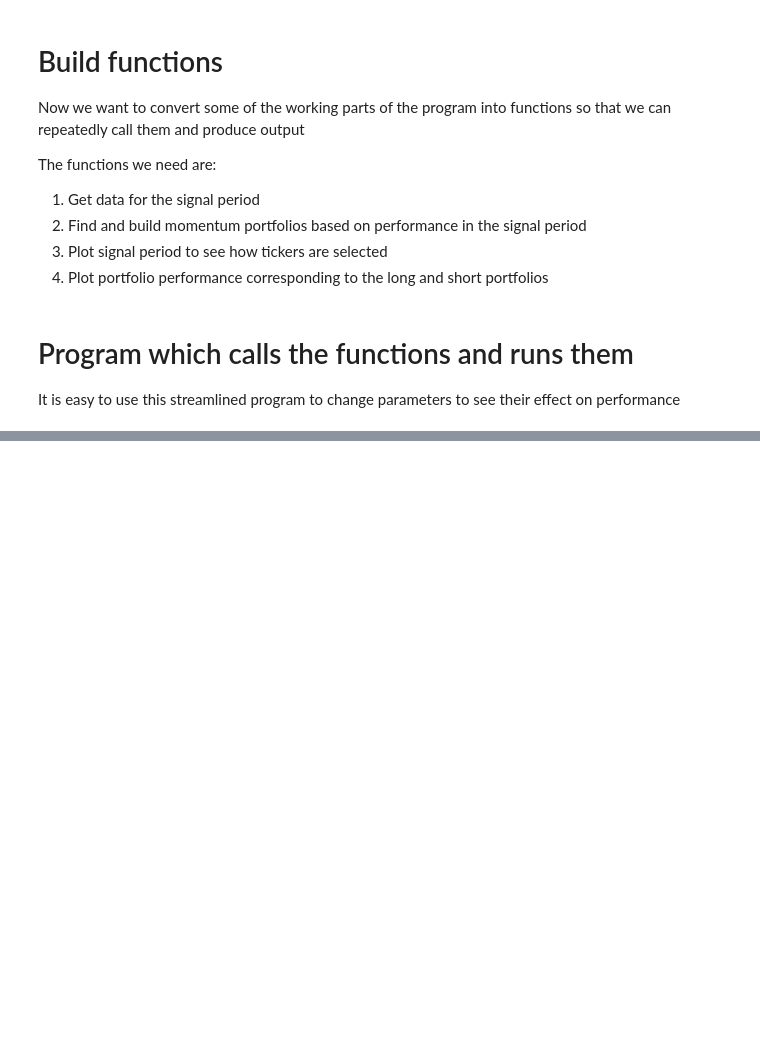
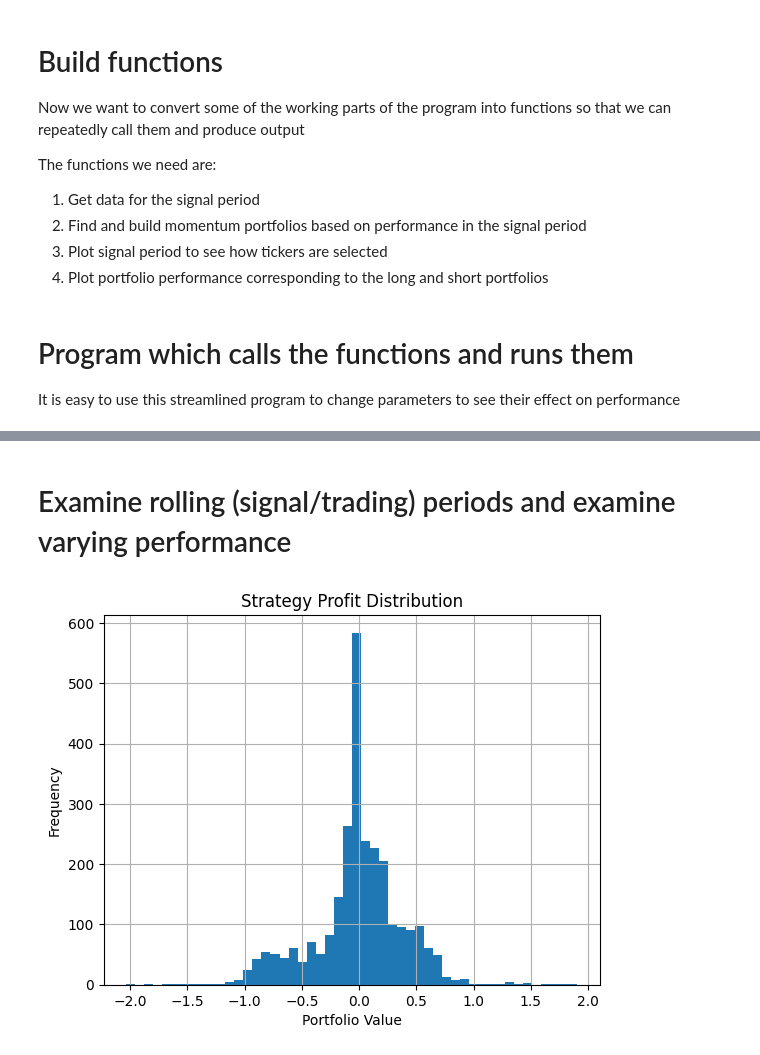
Before and after one commit to howesrichard/CodeFinModUQ, a Jupyter notebook: momentum_looped_RH.ipynb, the cells around one changed output, grey strips where cells are left out. Saved outputs shown, nothing was run; the diff lists cells and outputs as text; code cells hidden in the pictures; blank space fills up the shorter version.

Commit message:
Add loop to examine rolling performance periods

```diff
--- a/momentum_looped_RH.ipynb
+++ b/momentum_looped_RH.ipynb
@@ -178 +177,30 @@ DXCM     37.459999  5339.028427
 [figure]
+# %% [markdown]
+# Examine rolling (signal/trading) periods and examine varying performance
+# %%
+numPositions = 5
+signal_months = 12
+trading_months = 12
+
+
+#create a pandas dataframe called portfolioPerformance with 3 columns: 'Long_outcome', 'Short_outcome', 'Long-Short'
+portfolioPerformance = pd.DataFrame(columns=['Long_outcome', 'Short_outcome', 'Long-Short'])
+
+rolling_period_start_dates = hPricesDT.index[0:-trading_months]
+
+# loop through each trading period and calculate the portfolio performance
+for signal_start_date in rolling_period_start_dates:
+    signalDT, signalIndexDT, signal_start_date, signal_end_date = get_signal_data(hPricesDT, signal_start_date, signal_months)
+    topPerformers, bottomPerformers, otherPerformers = get_top_bottom_tickers(signalDT, signalIndexDT, numPositions)
+    shortPORT, longPORT = get_long_short_portfolios(signalDT, signal_start_date, portfolioSize, topPerformers, bottomPerformers, numPositions)
+    longPort_values, shortPort_values = run_portfolio_performance(longPORT, shortPORT, hPricesDT, signal_end_date, trading_months)
+    portfolioPerformance.loc[signal_start_date] = [longPort_values.iloc[-1]['Total'], shortPort_values.iloc[-1]['Total'], longPort_values.iloc[-1]['Total']-shortPort_values.iloc[-1]['Total']]
+
+# show a histogram of the 'Long-Short' column
+portfolioPerformance['Long-Short'].hist(bins=50)
+plt.xlabel('Portfolio Value')
+plt.ylabel('Frequency')
+plt.title('Strategy Profit Distribution')
+plt.show()
+# %% [output]
+[figure, added]
```
Also changed, not shown: parts of 2 cells of this notebook.
